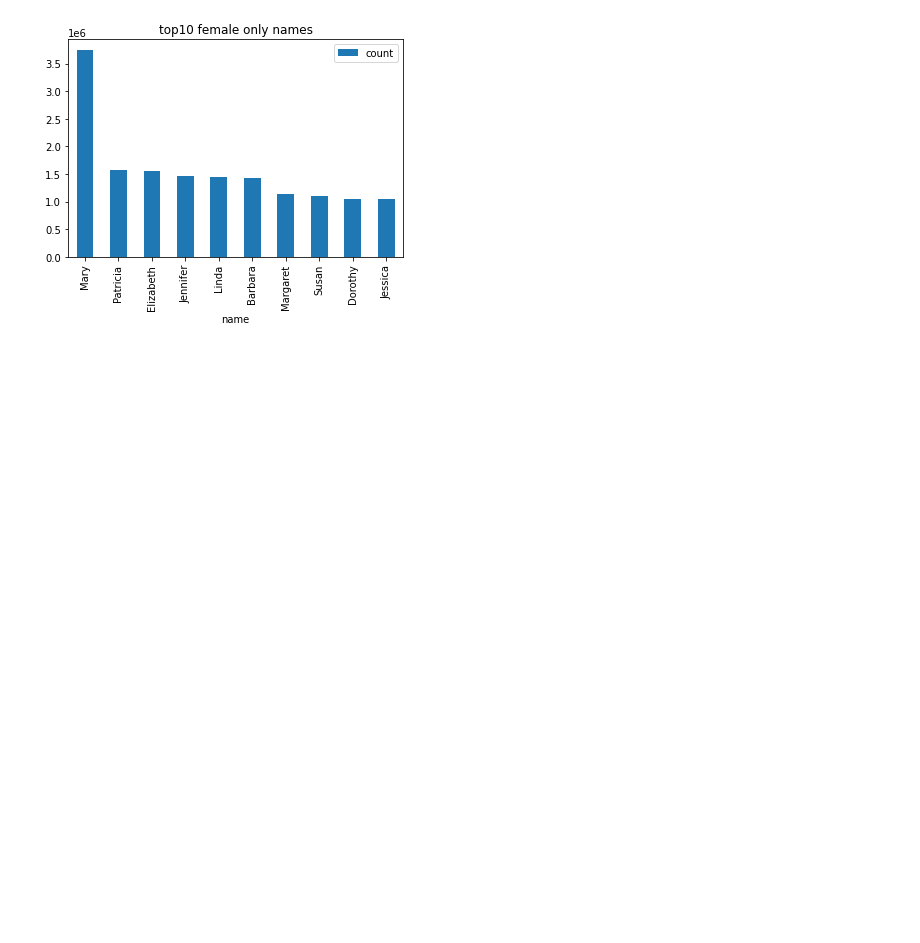
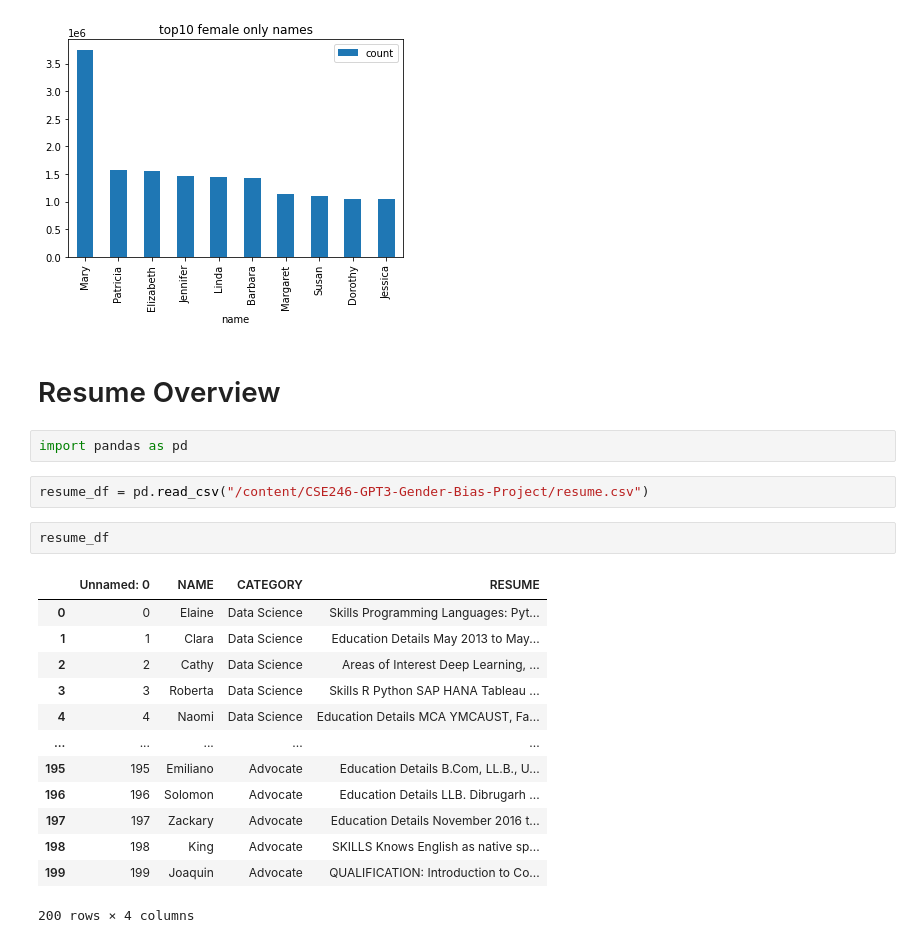
Before and after one commit to fzakaria/CSE246-GPT3-Gender-Bias-Project, a Jupyter notebook: gpt3-evaluation.ipynb, the cells around one changed output. Drawn from its saved outputs; the diff is of its cells as text; blank space fills up the shorter version.

```diff
--- a/gpt3-evaluation.ipynb
+++ b/gpt3-evaluation.ipynb
@@ -88,3 +88,25 @@ top10_females.plot.bar(x='name', y='count', rot=90, title='top10 female only nam
 <matplotlib.axes._subplots.AxesSubplot at 0x...>
 [figure]
 [figure]
+# %% [markdown]
+# Resume Overview
+# %%
+import pandas as pd
+# %%
+resume_df = pd.read_csv("/content/CSE246-GPT3-Gender-Bias-Project/resume.csv")
+# %%
+resume_df
+# %% [output]
+|  | Unnamed: 0 | NAME | CATEGORY | RESUME |
+| 0 | 0 | Elaine | Data Science | Skills Programming Languages: Pyt... |
+| 1 | 1 | Clara | Data Science | Education Details May 2013 to May... |
+| 2 | 2 | Cathy | Data Science | Areas of Interest Deep Learning, ... |
+| 3 | 3 | Roberta | Data Science | Skills R Python SAP HANA Tableau ... |
+| 4 | 4 | Naomi | Data Science | Education Details MCA YMCAUST, Fa... |
+| ... | ... | ... | ... | ... |
+| 195 | 195 | Emiliano | Advocate | Education Details B.Com, LL.B., U... |
+| 196 | 196 | Solomon | Advocate | Education Details LLB. Dibrugarh ... |
+| 197 | 197 | Zackary | Advocate | Education Details November 2016 t... |
+| 198 | 198 | King | Advocate | SKILLS Knows English as native sp... |
+| 199 | 199 | Joaquin | Advocate | QUALIFICATION: Introduction to Co... |
+200 rows × 4 columns
```
Also changed, not shown: parts of 3 cells of this notebook.
